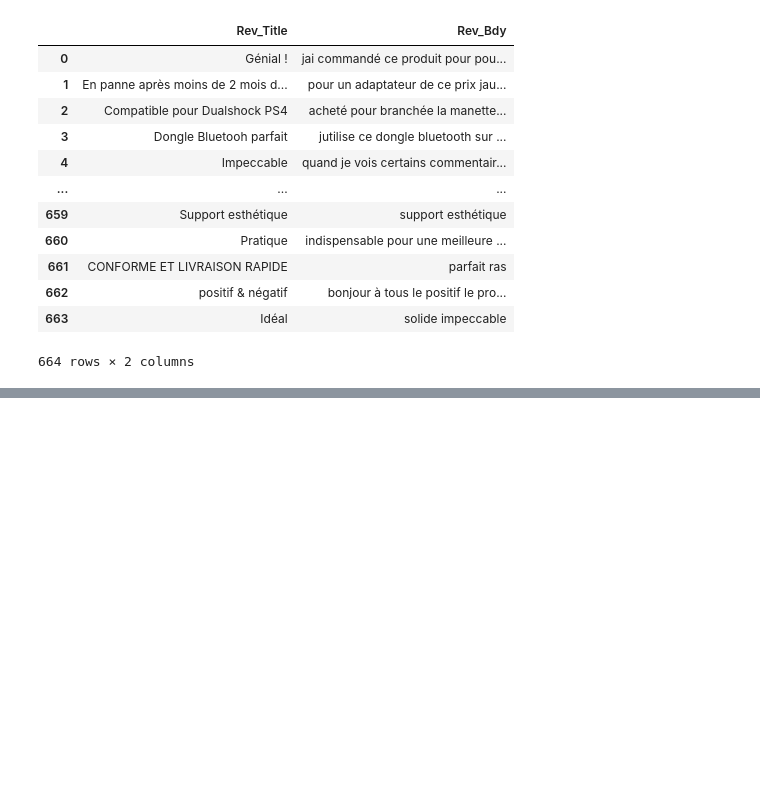
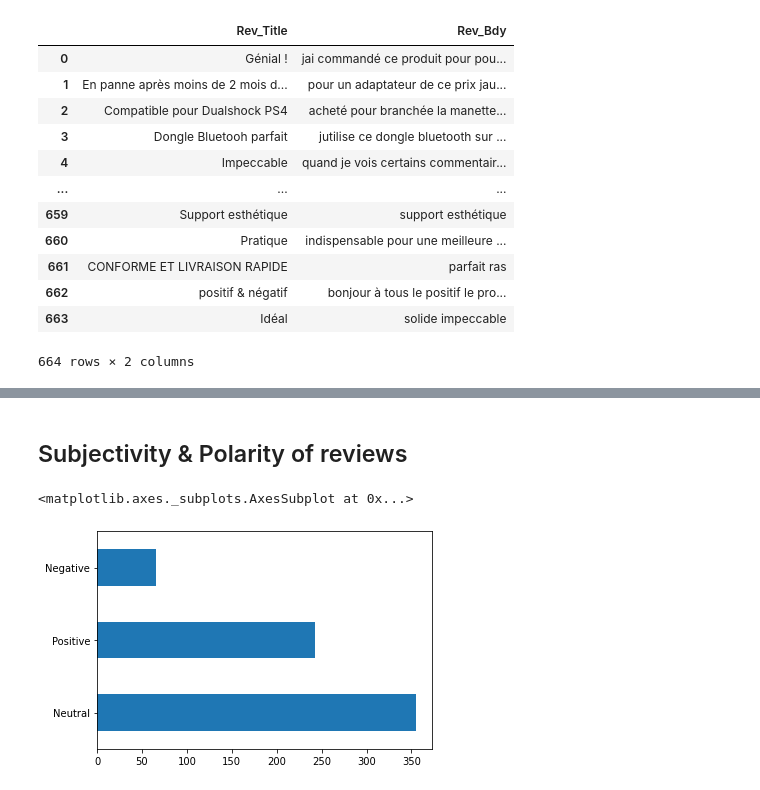
Before and after one commit to ChihabEddine98/AmazonAnalysis, a Jupyter notebook: AmazonAnalysis.ipynb, the cells around one changed output, grey strips where cells are left out. Saved outputs shown, nothing was run; the diff lists cells and outputs as text; code cells hidden in the pictures; blank space fills up the shorter version.

Commit message:
Sentiment Analysis

```diff
--- a/AmazonAnalysis.ipynb
+++ b/AmazonAnalysis.ipynb
@@ -344,0 +320,9 @@ memory usage: 32.9+ KB
+# %%
+def build_dataset():
+  ds = df_rev[df_rev["Rev_Home"] == 'France']
+  ds = ds[["Rev_Title","Rev_Bdy"]]
+  return ds
+
+
+ds = build_dataset()
+ds
@@ -479,0 +484,31 @@ M1
+# %% [markdown]
+## Subjectivity & Polarity of reviews
+# %%
+from textblob import TextBlob
+
+# To exctract subjectivity from a message **msg
+def get_subjectivity(msg):
+  return TextBlob(msg).sentiment.subjectivity
+
+# To exctract polarity from a message **msg
+def get_polarity(msg):
+  return TextBlob(msg).sentiment.polarity
+
+def get_sentiment(data):
+    if data > 0 :
+      return 'Positive'
+    elif data < 0 :
+      return 'Negative'
+    else :
+      return 'Neutral'
+
+ds['Subjectivity'] = ds['Rev_Bdy'].apply(get_subjectivity)
+ds['Polarity'] = ds['Rev_Bdy'].apply(get_polarity)
+ds['Sentiment'] = ds['Polarity'].apply(get_sentiment)
+
+sentiment_stats = pd.value_counts(ds['Sentiment'].values, sort=True)
+
+sentiment_stats.plot.barh()
+# %% [output]
+<matplotlib.axes._subplots.AxesSubplot at 0x...>
+[figure, added]
```
Also changed, not shown: parts of 18 cells of this notebook.
